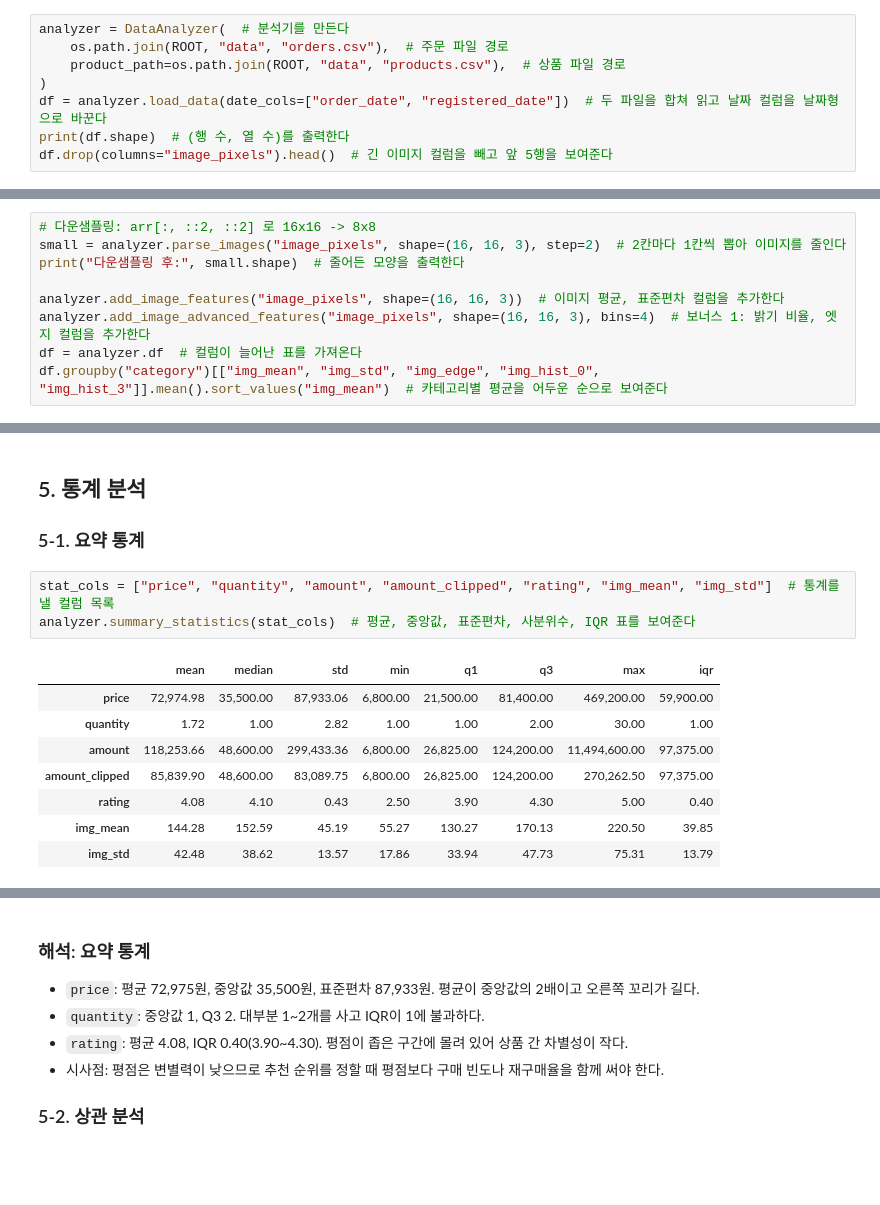
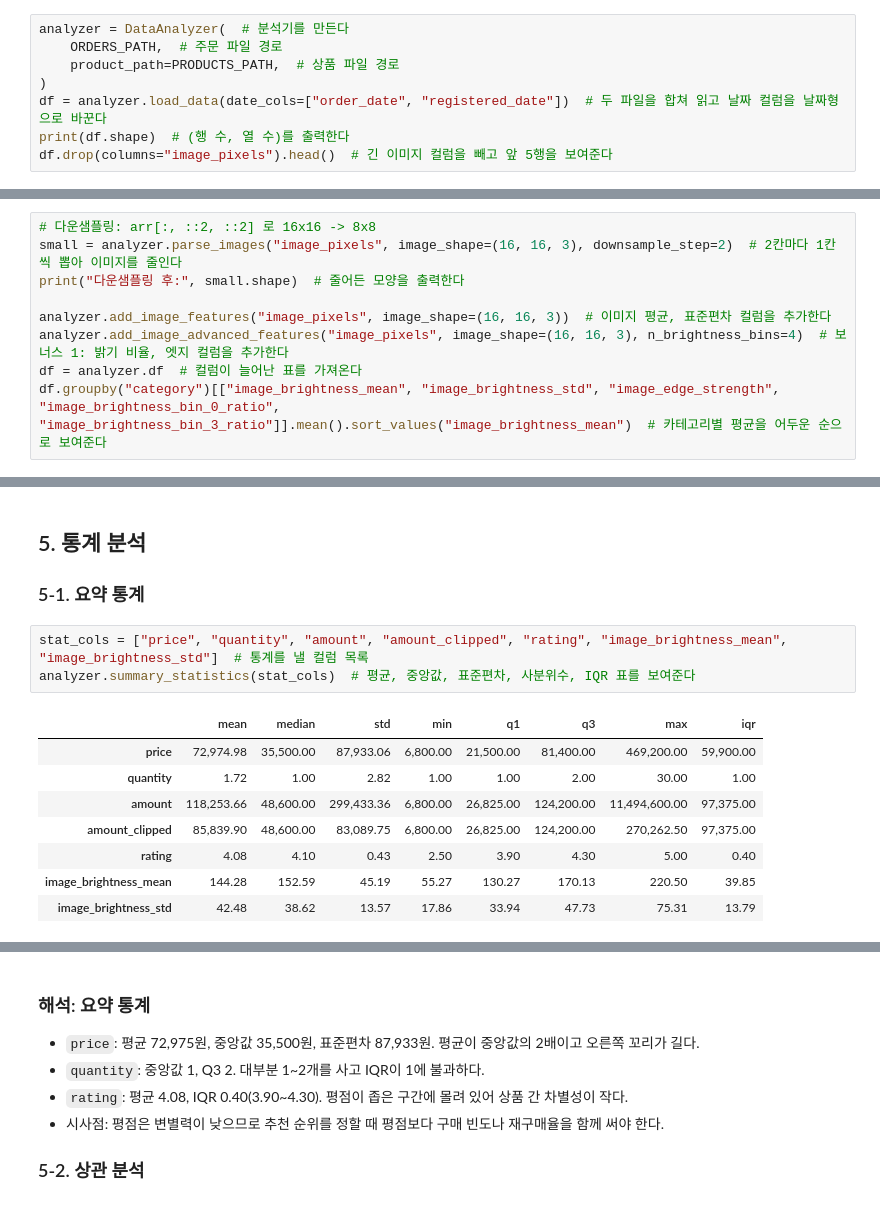
Before and after one commit to 0802222/Codyssey-A1-1-RFM, a Jupyter notebook: notebooks/analysis_report.ipynb, the cells around one changed output, grey strips where cells are left out. Saved outputs shown, nothing was run; the diff lists cells and outputs as text; blank space fills up the shorter version.

```diff
--- a/notebooks/analysis_report.ipynb
+++ b/notebooks/analysis_report.ipynb
@@ -50,8 +51,8 @@ def save(fig, name):  # 그림을 파일로 저장하는 도우미 함수
 주문 데이터(`orders.csv`)와 상품 데이터(`products.csv`)를 `product_id`로 합쳐 하나의 표로 만든다.
 # %%
 analyzer = DataAnalyzer(  # 분석기를 만든다
-    os.path.join(ROOT, "data", "orders.csv"),  # 주문 파일 경로
-    product_path=os.path.join(ROOT, "data", "products.csv"),  # 상품 파일 경로
+    ORDERS_PATH,  # 주문 파일 경로
+    product_path=PRODUCTS_PATH,  # 상품 파일 경로
 )
 df = analyzer.load_data(date_cols=["order_date", "registered_date"])  # 두 파일을 합쳐 읽고 날짜 컬럼을 날짜형으로 바꾼다
 print(df.shape)  # (행 수, 열 수)를 출력한다
@@ -236,11 +237,11 @@ print(f"반복문 {loop_time * 1000:.2f}ms, 벡터 연산 {vec_time * 1000:.2f}m
 # %%
 # 다운샘플링: arr[:, ::2, ::2] 로 16x16 -> 8x8
-small = analyzer.parse_images("image_pixels", shape=(16, 16, 3), step=2)  # 2칸마다 1칸씩 뽑아 이미지를 줄인다
+small = analyzer.parse_images("image_pixels", image_shape=(16, 16, 3), downsample_step=2)  # 2칸마다 1칸씩 뽑아 이미지를 줄인다
 print("다운샘플링 후:", small.shape)  # 줄어든 모양을 출력한다
 
-analyzer.add_image_features("image_pixels", shape=(16, 16, 3))  # 이미지 평균, 표준편차 컬럼을 추가한다
-analyzer.add_image_advanced_features("image_pixels", shape=(16, 16, 3), bins=4)  # 보너스 1: 밝기 비율, 엣지 컬럼을 추가한다
+analyzer.add_image_features("image_pixels", image_shape=(16, 16, 3))  # 이미지 평균, 표준편차 컬럼을 추가한다
+analyzer.add_image_advanced_features("image_pixels", image_shape=(16, 16, 3), n_brightness_bins=4)  # 보너스 1: 밝기 비율, 엣지 컬럼을 추가한다
 df = analyzer.df  # 컬럼이 늘어난 표를 가져온다
-df.groupby("category")[["img_mean", "img_std", "img_edge", "img_hist_0", "img_hist_3"]].mean().sort_values("img_mean")  # 카테고리별 평균을 어두운 순으로 보여준다
+df.groupby("category")[["image_brightness_mean", "image_brightness_std", "image_edge_strength", "image_brightness_bin_0_ratio", "image_brightness_bin_3_ratio"]].mean().sort_values("image_brightness_mean")  # 카테고리별 평균을 어두운 순으로 보여준다
 # %% [output]
 다운샘플링 후: (5160, 8, 8, 3)
@@ -382,17 +383,17 @@ plt.show()  # 화면에 보여준다
 
 ### 5-1. 요약 통계
 # %%
-stat_cols = ["price", "quantity", "amount", "amount_clipped", "rating", "img_mean", "img_std"]  # 통계를 낼 컬럼 목록
+stat_cols = ["price", "quantity", "amount", "amount_clipped", "rating", "image_brightness_mean", "image_brightness_std"]  # 통계를 낼 컬럼 목록
 analyzer.summary_statistics(stat_cols)  # 평균, 중앙값, 표준편차, 사분위수, IQR 표를 보여준다
 # %% [output]
 |  | mean | median | std | min | q1 | q3 | max | iqr |
 | price | 72,974.98 | 35,500.00 | 87,933.06 | 6,800.00 | 21,500.00 | 81,400.00 | 469,200.00 | 59,900.00 |
 | quantity | 1.72 | 1.00 | 2.82 | 1.00 | 1.00 | 2.00 | 30.00 | 1.00 |
 | amount | 118,253.66 | 48,600.00 | 299,433.36 | 6,800.00 | 26,825.00 | 124,200.00 | 11,494,600.00 | 97,375.00 |
 | amount_clipped | 85,839.90 | 48,600.00 | 83,089.75 | 6,800.00 | 26,825.00 | 124,200.00 | 270,262.50 | 97,375.00 |
 | rating | 4.08 | 4.10 | 0.43 | 2.50 | 3.90 | 4.30 | 5.00 | 0.40 |
-| img_mean | 144.28 | 152.59 | 45.19 | 55.27 | 130.27 | 170.13 | 220.50 | 39.85 |
-| img_std | 42.48 | 38.62 | 13.57 | 17.86 | 33.94 | 47.73 | 75.31 | 13.79 |
+| image_brightness_mean | 144.28 | 152.59 | 45.19 | 55.27 | 130.27 | 170.13 | 220.50 | 39.85 |
+| image_brightness_std | 42.48 | 38.62 | 13.57 | 17.86 | 33.94 | 47.73 | 75.31 | 13.79 |
 # %%
 # 차트 1-2: 히스토그램 - 주요 수치형 변수 분포
 fig, axes = plt.subplots(1, 3, figsize=(15, 4))  # 가로 3칸 그림판
```
Also changed, not shown: parts of 11 cells of this notebook, 10 other files.
